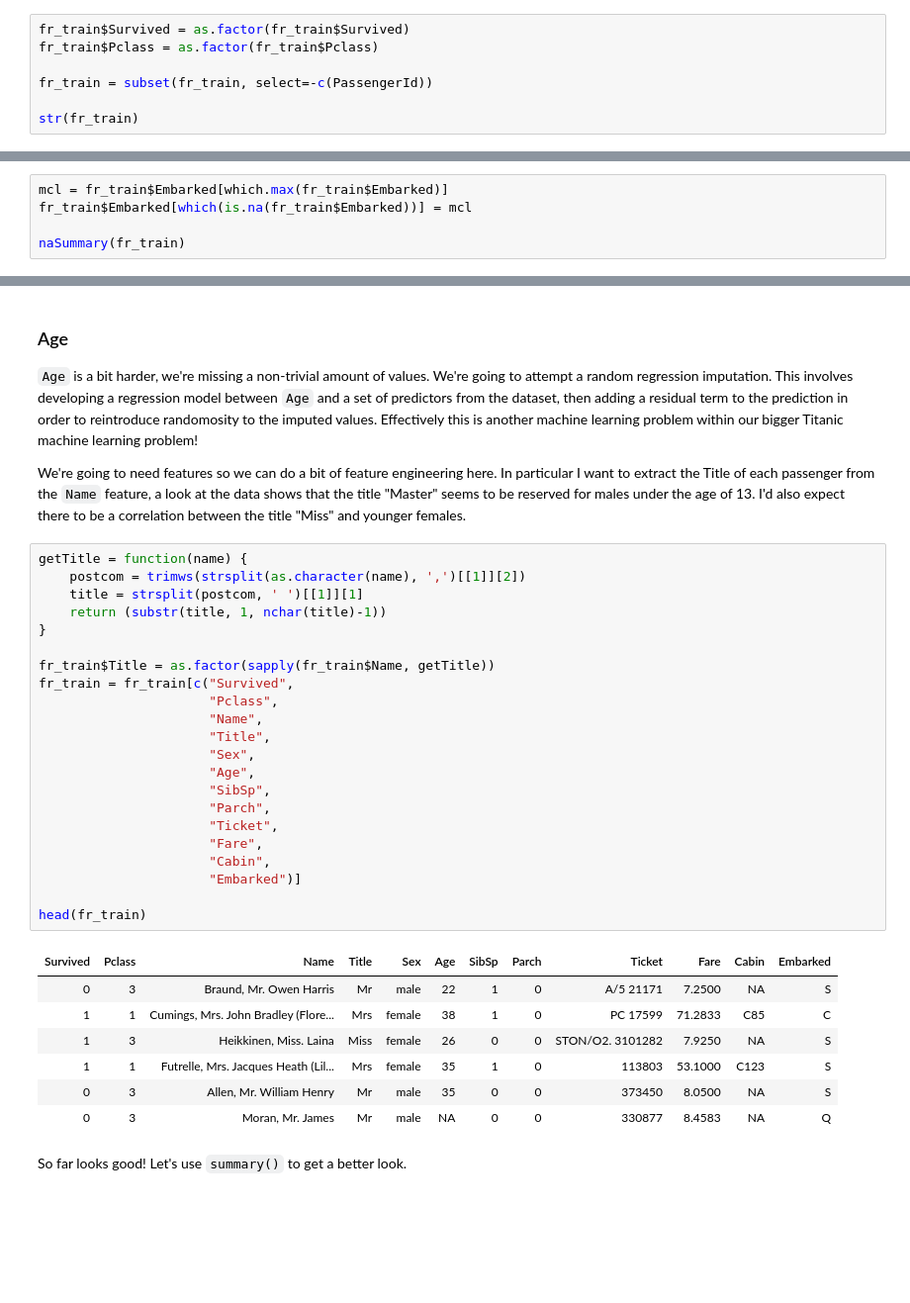
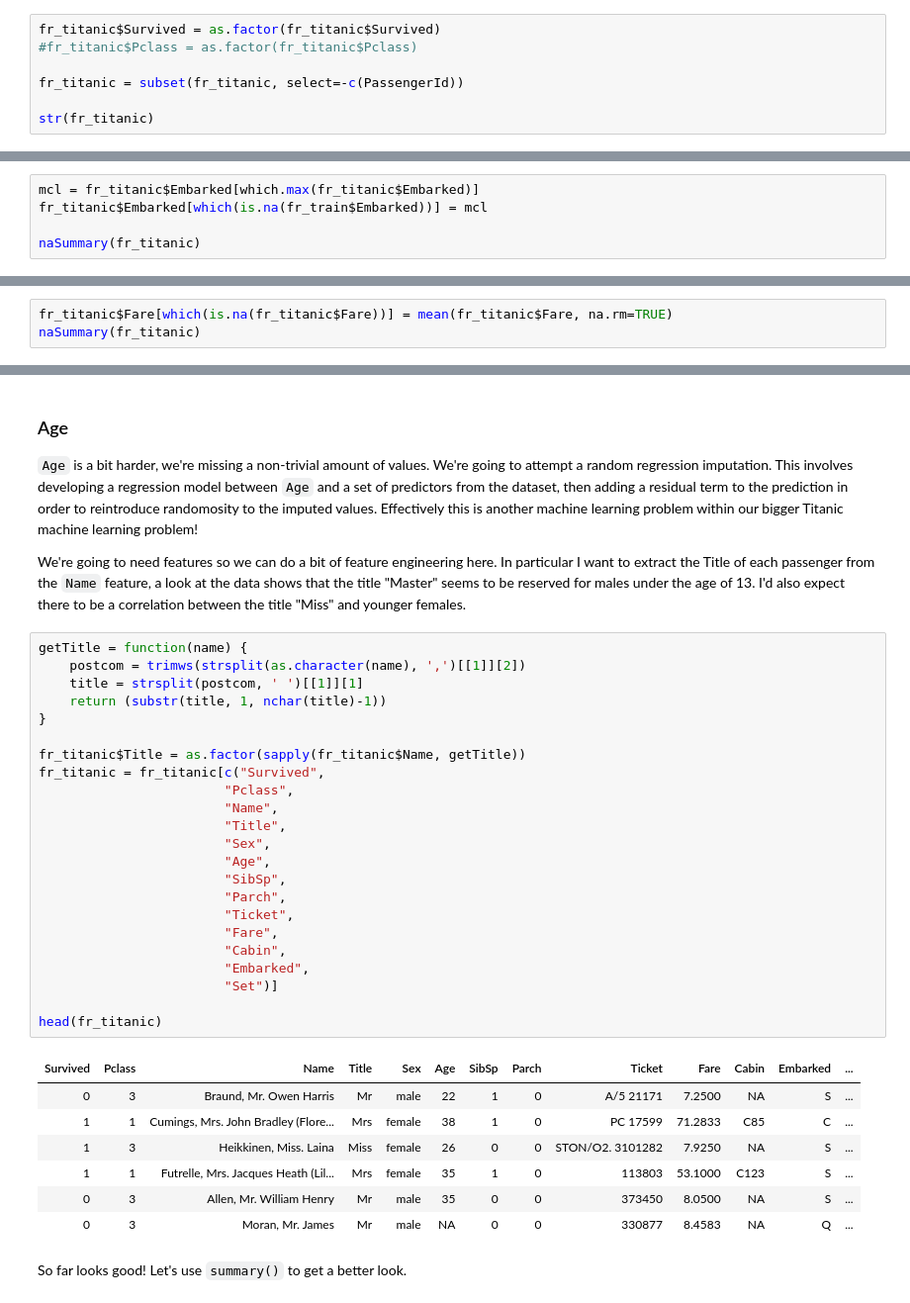
Before and after one commit to athi94/kaggle-titanic, a Jupyter notebook: notebooks/Titanic_in_R.ipynb, the cells around one changed output, grey strips where cells are left out. Shown at 99% size. Saved outputs shown, nothing was run; the diff lists cells and outputs as text; blank space fills up the shorter version.

```diff
--- a/notebooks/Titanic_in_R.ipynb
+++ b/notebooks/Titanic_in_R.ipynb
@@ -99,8 +109,8 @@ We should remove passenger ID because it's a useless feature, let's also explici
 # %%
-fr_train$Survived = as.factor(fr_train$Survived)
-fr_train$Pclass = as.factor(fr_train$Pclass)
+fr_titanic$Survived = as.factor(fr_titanic$Survived)
+#fr_titanic$Pclass = as.factor(fr_titanic$Pclass)
 
-fr_train = subset(fr_train, select=-c(PassengerId))
+fr_titanic = subset(fr_titanic, select=-c(PassengerId))
 
-str(fr_train)
+str(fr_titanic)
 # %% [output]
@@ -126,9 +137,9 @@ There's essentially two strategies you can employ when you have to deal with mis
 
 Let's go from easy to hard, and start off with the `Embarked` feature which is only missing two values. This is a totally trivial amount of missing data so we'll just use a really simple 'most frequent' imputation which is exactly what it sounds like, replace the missing value with the most frequent level for that feature.
 # %%
-mcl = fr_train$Embarked[which.max(fr_train$Embarked)]
-fr_train$Embarked[which(is.na(fr_train$Embarked))] = mcl
+mcl = fr_titanic$Embarked[which.max(fr_titanic$Embarked)]
+fr_titanic$Embarked[which(is.na(fr_train$Embarked))] = mcl
 
-naSummary(fr_train)
+naSummary(fr_titanic)
 # %% [output]
 |  | naCount | naPc |
@@ -145,0 +162,3 @@ naSummary(fr_train)
+# %%
+fr_titanic$Fare[which(is.na(fr_titanic$Fare))] = mean(fr_titanic$Fare, na.rm=TRUE)
+naSummary(fr_titanic)
@@ -152,33 +185,34 @@ We're going to need features so we can do a bit of feature engineering here. In
 # %%
 getTitle = function(name) {
     postcom = trimws(strsplit(as.character(name), ',')[[1]][2])
     title = strsplit(postcom, ' ')[[1]][1]
     return (substr(title, 1, nchar(title)-1))
 }
 
-fr_train$Title = as.factor(sapply(fr_train$Name, getTitle))
-fr_train = fr_train[c("Survived",
-                      "Pclass",
-                      "Name",
-                      "Title",
-                      "Sex",
-                      "Age",
-                      "SibSp",
-                      "Parch",
-                      "Ticket",
-                      "Fare",
-                      "Cabin",
-                      "Embarked")]
+fr_titanic$Title = as.factor(sapply(fr_titanic$Name, getTitle))
+fr_titanic = fr_titanic[c("Survived",
+                        "Pclass",
+                        "Name",
+                        "Title",
+                        "Sex",
+                        "Age",
+                        "SibSp",
+                        "Parch",
+                        "Ticket",
+                        "Fare",
+                        "Cabin",
+                        "Embarked",
+                        "Set")]
 
-head(fr_train)
+head(fr_titanic)
 # %% [output]
-| Survived | Pclass | Name | Title | Sex | Age | SibSp | Parch | Ticket | Fare | Cabin | Embarked |
-| 0 | 3 | Braund, Mr. Owen Harris | Mr | male | 22 | 1 | 0 | A/5 21171 | 7.2500 | NA | S |
-| 1 | 1 | Cumings, Mrs. John Bradley (Flore... | Mrs | female | 38 | 1 | 0 | PC 17599 | 71.2833 | C85 | C |
-| 1 | 3 | Heikkinen, Miss. Laina | Miss | female | 26 | 0 | 0 | STON/O2. 3101282 | 7.9250 | NA | S |
-| 1 | 1 | Futrelle, Mrs. Jacques Heath (Lil... | Mrs | female | 35 | 1 | 0 | 113803 | 53.1000 | C123 | S |
-| 0 | 3 | Allen, Mr. William Henry | Mr | male | 35 | 0 | 0 | 373450 | 8.0500 | NA | S |
-| 0 | 3 | Moran, Mr. James | Mr | male | NA | 0 | 0 | 330877 | 8.4583 | NA | Q |
+| Survived | Pclass | Name | Title | Sex | Age | SibSp | Parch | Ticket | Fare | Cabin | Embarked | ... |
+| 0 | 3 | Braund, Mr. Owen Harris | Mr | male | 22 | 1 | 0 | A/5 21171 | 7.2500 | NA | S | ... |
+| 1 | 1 | Cumings, Mrs. John Bradley (Flore... | Mrs | female | 38 | 1 | 0 | PC 17599 | 71.2833 | C85 | C | ... |
+| 1 | 3 | Heikkinen, Miss. Laina | Miss | female | 26 | 0 | 0 | STON/O2. 3101282 | 7.9250 | NA | S | ... |
+| 1 | 1 | Futrelle, Mrs. Jacques Heath (Lil... | Mrs | female | 35 | 1 | 0 | 113803 | 53.1000 | C123 | S | ... |
+| 0 | 3 | Allen, Mr. William Henry | Mr | male | 35 | 0 | 0 | 373450 | 8.0500 | NA | S | ... |
+| 0 | 3 | Moran, Mr. James | Mr | male | NA | 0 | 0 | 330877 | 8.4583 | NA | Q | ... |
 # %% [markdown]
 So far looks good! Let's use `summary()` to get a better look.
 # %%
```
Also changed, not shown: parts of 71 cells of this notebook.
